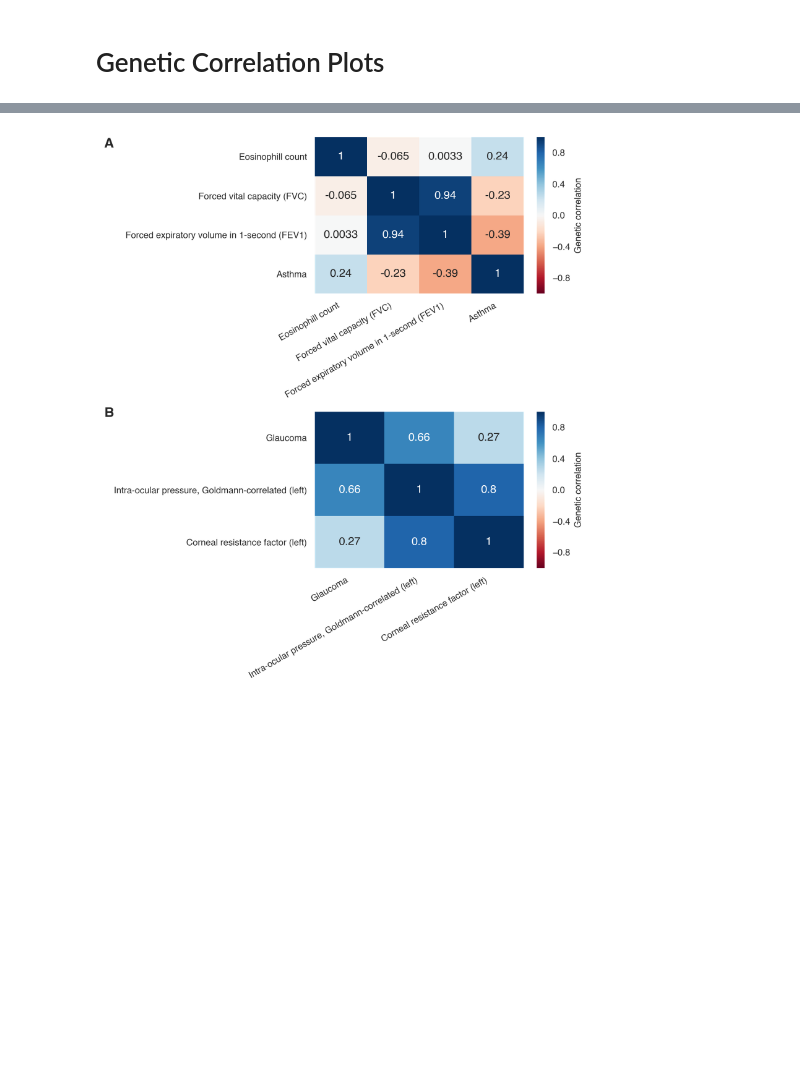
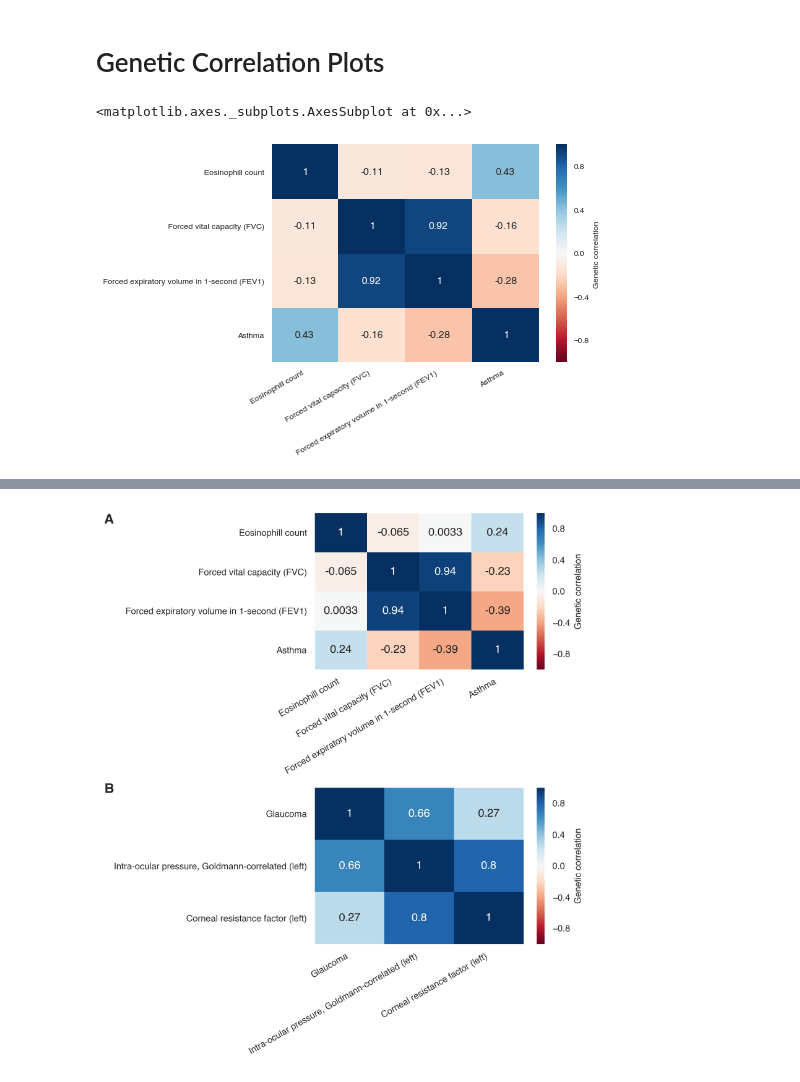
Before and after one commit to rivas-lab/mrp, a Jupyter notebook: figures/Genetic Correlation Plots.ipynb, the cells around one changed output, grey strips where cells are left out. Cells and saved outputs as stored; diff of their text form; code cells hidden in the pictures; blank space fills up the shorter version.

Commit message:
Figure updates

```diff
--- a/figures/Genetic Correlation Plots.ipynb
+++ b/figures/Genetic Correlation Plots.ipynb
@@ -44,8 +45,9 @@ for p in corrs_p.index:
 corrs_p = pd.DataFrame(np.triu(corrs_p) + np.triu(corrs_p,1).T,
                        index=corrs_p.index, columns=corrs_p.columns)
 # %%
-def plot_corrs(ps, ax):
-    tdf = corrs_p.loc[ps, ps]
+def plot_corrs(ps, ax, corr):
+    # tdf = corrs_p.loc[ps, ps]
+    tdf = corr.loc[ps, ps]
     ax = sns.heatmap(tdf, ax=ax, vmin=-1, vmax=1, cmap=plt.cm.RdBu, annot=True)
     xtl = [x.replace('_', ' ') for x in phenos.loc[tdf.index, 'phenotype']]
     xtl = [x[0].upper() + x[1:] for x in xtl]
@@ -69,3 +71,38 @@ def plot_corrs(ps, ax):
     for t in cb.ax.get_yticklabels():
         t.set_fontsize(8)
     return(ax)
+# %%
+def read_ldsc_results(ps):
+    ldsc_res = dict()
+    for pair in list(it.combinations(ps, 2)):
+        fn = ('../../h2-estimation/private_output/ukb_ldsc/results/{0}/{0}.logs'.format(
+            '_'.join(sorted(pair))))
+        ldsc_res['_'.join(sorted(pair))] = cpb.ldsc.parse_ldsc_rg_log(fn)
+    ldsc_res = pd.DataFrame(ldsc_res).T
+    ldsc_res['p1_code'] = [x.split('_')[0] for x in ldsc_res.index]
+    ldsc_res['p2_code'] = [x.split('_')[1] for x in ldsc_res.index]
+    ldsc_res_p = ldsc_res.pivot(index='p1_code', columns='p2_code', values='rg')
+
+    for pheno in set(ldsc_res_p.index) - set(ldsc_res_p.columns):
+        ldsc_res_p[pheno] = np.nan
+    ldsc_res_p = ldsc_res_p.T
+    for pheno in set(ldsc_res_p.index) - set(ldsc_res_p.columns):
+        ldsc_res_p[pheno] = np.nan
+    # ldsc_res_p = ldsc_res_p.T
+    ldsc_res_p = ldsc_res_p.loc[ldsc_res_p.columns]
+    for p in ldsc_res_p.index:
+        ldsc_res_p.loc[p, p] = 1
+    ldsc_res_p = ldsc_res_p.astype(float)
+    ldsc_res_p = ldsc_res_p.T
+    ldsc_res_p = pd.DataFrame(np.triu(ldsc_res_p) + np.triu(ldsc_res_p,1).T,
+                            index=ldsc_res_p.index, columns=ldsc_res_p.columns)
+    return(ldsc_res_p)
+# %%
+ps = ['INI30150', 'INI3062', 'INI3063', 'HC382']
+ldsc_res_p = read_ldsc_results(ps)
+# %%
+fig,ax = plt.subplots()
+plot_corrs(ps, ax, ldsc_res_p)
+# %% [output]
+<matplotlib.axes._subplots.AxesSubplot at 0x...>
+[figure, added]
```
Also changed, not shown: parts of 3 cells of this notebook, 12 other files.
